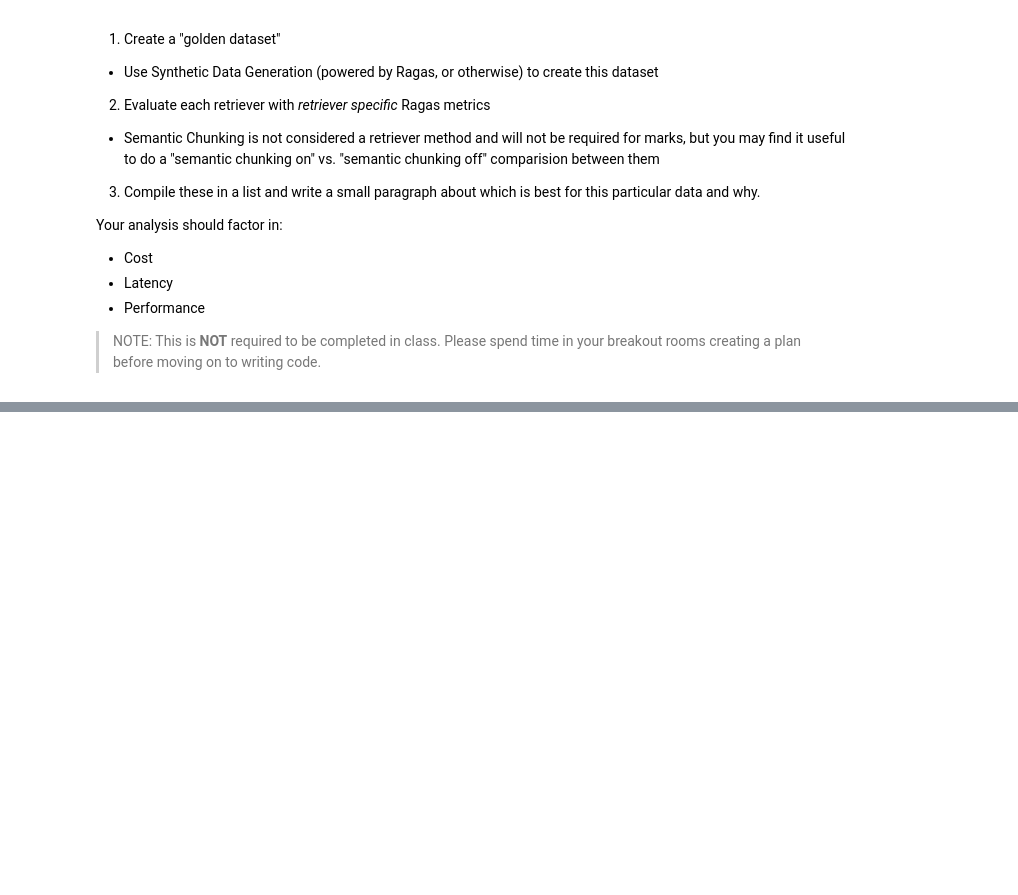
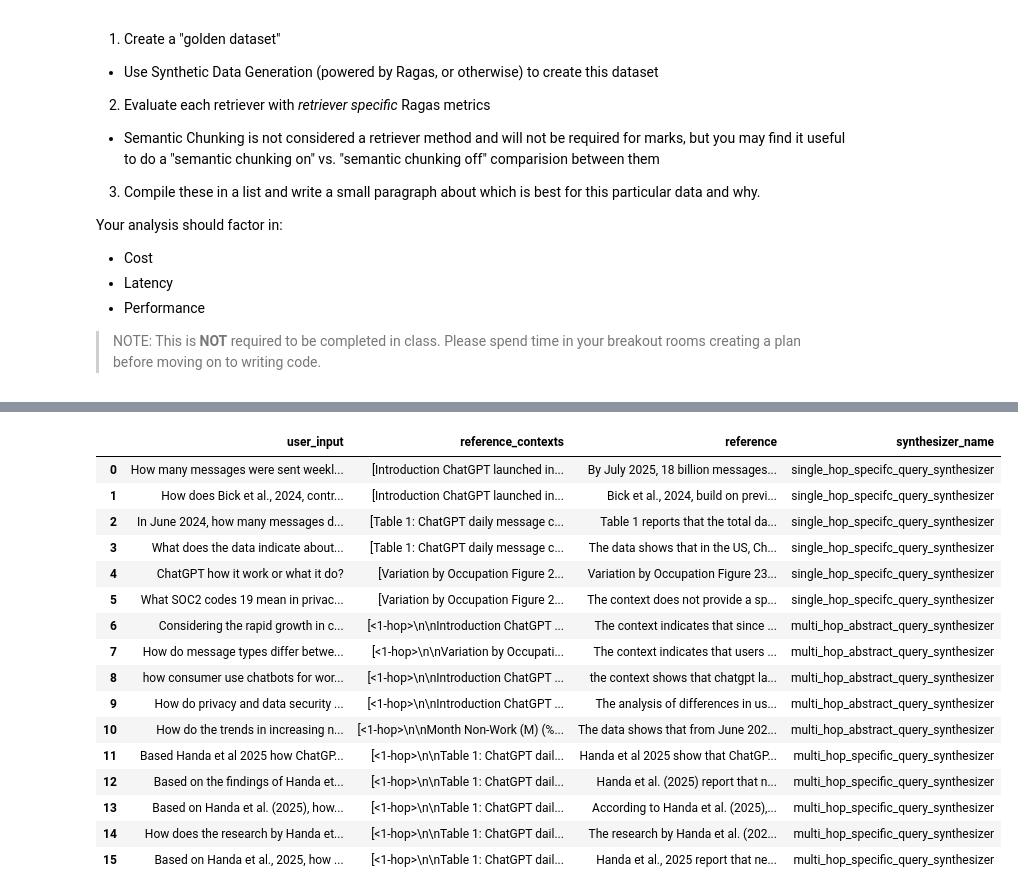
Before and after one commit to cfcarnabiitkgp/AIE8, a Jupyter notebook: 09_Advanced_Retrieval/Advanced_Retrieval_with_LangChain_Assignment.ipynb, the cells around one changed output, grey strips where cells are left out. Saved outputs shown, nothing was run; the diff lists cells and outputs as text; code cells hidden in the pictures; blank space fills up the shorter version.

Commit message:
feat: some edits using functions

```diff
--- a/09_Advanced_Retrieval/Advanced_Retrieval_with_LangChain_Assignment.ipynb
+++ b/09_Advanced_Retrieval/Advanced_Retrieval_with_LangChain_Assignment.ipynb
@@ -593,0 +710,9 @@ generator = TestsetGenerator.from_langchain
+# %%
+from langchain_community.document_loaders import DirectoryLoader, PyMuPDFLoader
+
+# load pdf data
+path = "data/"
+loader = DirectoryLoader(path, glob="*.pdf", loader_cls=PyMuPDFLoader)
+pdf_docs = loader.load()
+
+print(f"Number of documents loaded from PDF files: {len(pdf_docs)}")
@@ -593,0 +721,4 @@ generator = TestsetGenerator.from_langchain
+# %%
+# combine csv and pdf documents (using all of the data available)
+final_evaluation_docs = pdf_docs + csv_docs
+print(f"Total number of documents (from PDF and CSV sources): {len(final_evaluation_docs)}")
@@ -593,0 +729,11 @@ generator = TestsetGenerator.from_langchain
+# %%
+from ragas.llms import LangchainLLMWrapper
+from ragas.embeddings import LangchainEmbeddingsWrapper
+
+generator_llm = LangchainLLMWrapper(ChatOpenAI(model="gpt-4.1-nano"))
+generator_embeddings = LangchainEmbeddingsWrapper(OpenAIEmbeddings(model="text-embedding-3-small"))
+# %%
+from ragas.testset import TestsetGenerator
+
+generator = TestsetGenerator(llm=generator_llm, embedding_model=generator_embeddings)
+testset = generator.generate_with_langchain_docs(documents=final_evaluation_docs, testset_size=15)
@@ -593,0 +794,21 @@ generator = TestsetGenerator.from_langchain
+# %%
+testset_df = testset.to_pandas()
+testset_df
+# %% [output]
+|  | user_input | reference_contexts | reference | synthesizer_name |
+| 0 | How many messages were sent weekl... | [Introduction ChatGPT launched in... | By July 2025, 18 billion messages... | single_hop_specifc_query_synthesizer |
+| 1 | How does Bick et al., 2024, contr... | [Introduction ChatGPT launched in... | Bick et al., 2024, build on previ... | single_hop_specifc_query_synthesizer |
+| 2 | In June 2024, how many messages d... | [Table 1: ChatGPT daily message c... | Table 1 reports that the total da... | single_hop_specifc_query_synthesizer |
+| 3 | What does the data indicate about... | [Table 1: ChatGPT daily message c... | The data shows that in the US, Ch... | single_hop_specifc_query_synthesizer |
+| 4 | ChatGPT how it work or what it do? | [Variation by Occupation Figure 2... | Variation by Occupation Figure 23... | single_hop_specifc_query_synthesizer |
+| 5 | What SOC2 codes 19 mean in privac... | [Variation by Occupation Figure 2... | The context does not provide a sp... | single_hop_specifc_query_synthesizer |
+| 6 | Considering the rapid growth in c... | [<1-hop>\n\nIntroduction ChatGPT ... | The context indicates that since ... | multi_hop_abstract_query_synthesizer |
+| 7 | How do message types differ betwe... | [<1-hop>\n\nVariation by Occupati... | The context indicates that users ... | multi_hop_abstract_query_synthesizer |
+| 8 | how consumer use chatbots for wor... | [<1-hop>\n\nIntroduction ChatGPT ... | the context shows that chatgpt la... | multi_hop_abstract_query_synthesizer |
+| 9 | How do privacy and data security ... | [<1-hop>\n\nIntroduction ChatGPT ... | The analysis of differences in us... | multi_hop_abstract_query_synthesizer |
+| 10 | How do the trends in increasing n... | [<1-hop>\n\nMonth Non-Work (M) (%... | The data shows that from June 202... | multi_hop_abstract_query_synthesizer |
+| 11 | Based Handa et al 2025 how ChatGP... | [<1-hop>\n\nTable 1: ChatGPT dail... | Handa et al 2025 show that ChatGP... | multi_hop_specific_query_synthesizer |
+| 12 | Based on the findings of Handa et... | [<1-hop>\n\nTable 1: ChatGPT dail... | Handa et al. (2025) report that n... | multi_hop_specific_query_synthesizer |
+| 13 | Based on Handa et al. (2025), how... | [<1-hop>\n\nTable 1: ChatGPT dail... | According to Handa et al. (2025),... | multi_hop_specific_query_synthesizer |
+| 14 | How does the research by Handa et... | [<1-hop>\n\nTable 1: ChatGPT dail... | The research by Handa et al. (202... | multi_hop_specific_query_synthesizer |
+| 15 | Based on Handa et al., 2025, how ... | [<1-hop>\n\nTable 1: ChatGPT dail... | Handa et al., 2025 report that ne... | multi_hop_specific_query_synthesizer |
```
Also changed, not shown: parts of 40 cells of this notebook, 9 other files.
